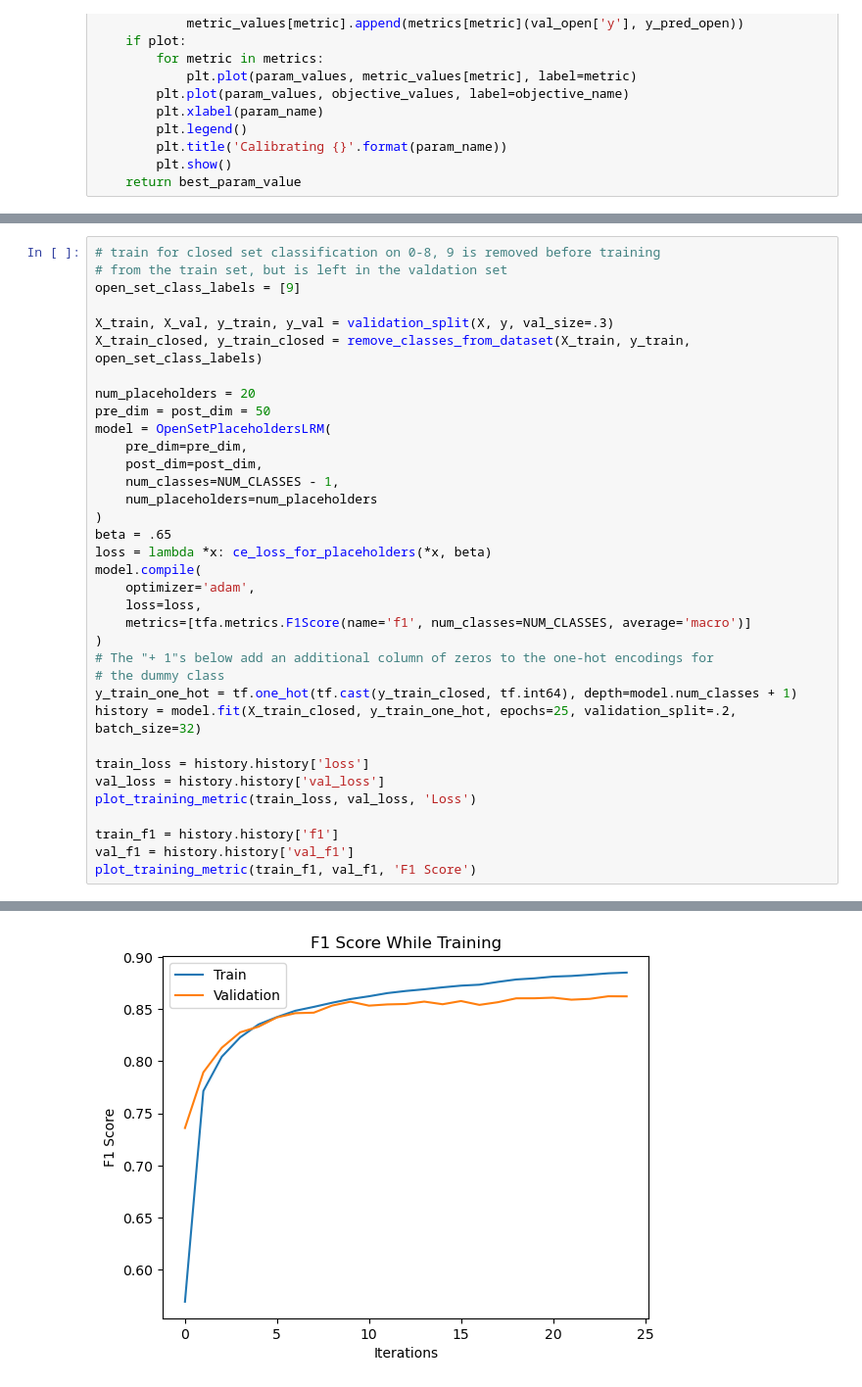
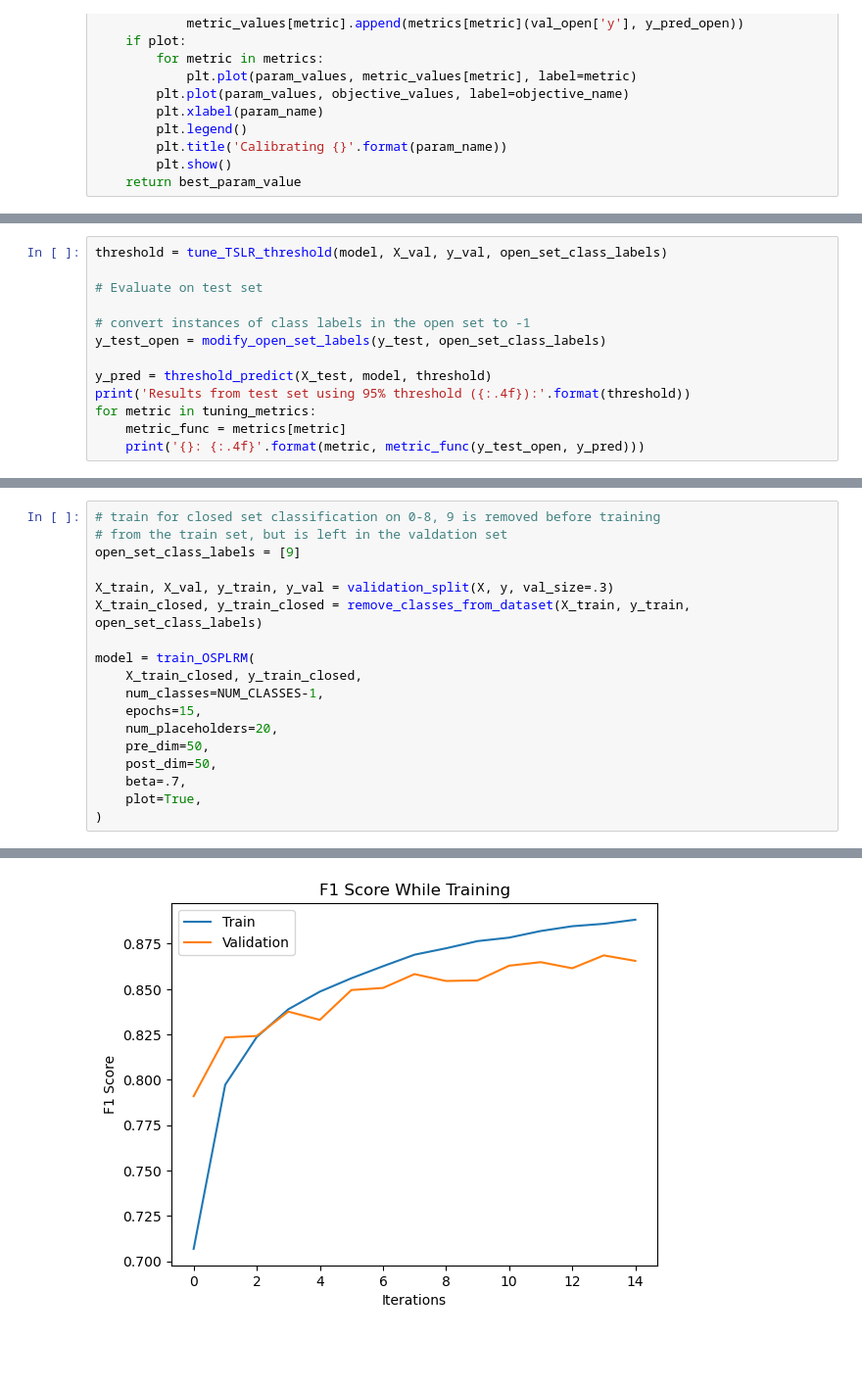
Before and after one commit to anhardy/CSE-576-Group-Project, a Jupyter notebook: placeholders_experiments.ipynb, the cells around one changed output, grey strips where cells are left out. Shown at 98% size. Drawn from its saved outputs; the diff is of its cells as text; blank space fills up the shorter version.

Commit message:
refactor/cleanup/finished implementing data placeholders

```diff
--- a/placeholders_experiments.ipynb
+++ b/placeholders_experiments.ipynb
@@ -310,0 +282,13 @@ Open-Set Accuracy: 0.5481
+# %%
+threshold = tune_TSLR_threshold(model, X_val, y_val, open_set_class_labels)
+
+# Evaluate on test set
+
+# convert instances of class labels in the open set to -1
+y_test_open = modify_open_set_labels(y_test, open_set_class_labels)
+
+y_pred = threshold_predict(X_test, model, threshold)
+print('Results from test set using 95% threshold ({:.4f}):'.format(threshold))
+for metric in tuning_metrics:
+    metric_func = metrics[metric]
+    print('{}: {:.4f}'.format(metric, metric_func(y_test_open, y_pred)))
@@ -369,31 +384,14 @@ open_set_class_labels = [9]
 X_train, X_val, y_train, y_val = validation_split(X, y, val_size=.3)
 X_train_closed, y_train_closed = remove_classes_from_dataset(X_train, y_train, open_set_class_labels)
 
-num_placeholders = 20
-pre_dim = post_dim = 50
-model = OpenSetPlaceholdersLRM(
-    pre_dim=pre_dim,
-    post_dim=post_dim,
-    num_classes=NUM_CLASSES - 1,
-    num_placeholders=num_placeholders
+model = train_OSPLRM(
+    X_train_closed, y_train_closed,
+    num_classes=NUM_CLASSES-1,
+    epochs=15,
+    num_placeholders=20,
+    pre_dim=50,
+    post_dim=50,
+    beta=.7,
+    plot=True,
 )
-beta = .65
-loss = lambda *x: ce_loss_for_placeholders(*x, beta)
-model.compile(
-    optimizer='adam',
-    loss=loss,
-    metrics=[tfa.metrics.F1Score(name='f1', num_classes=NUM_CLASSES, average='macro')]
-)
-# The "+ 1"s below add an additional column of zeros to the one-hot encodings for
-# the dummy class
-y_train_one_hot = tf.one_hot(tf.cast(y_train_closed, tf.int64), depth=model.num_classes + 1)
-history = model.fit(X_train_closed, y_train_one_hot, epochs=25, validation_split=.2, batch_size=32)
-
-train_loss = history.history['loss']
-val_loss = history.history['val_loss']
-plot_training_metric(train_loss, val_loss, 'Loss')
-
-train_f1 = history.history['f1']
-val_f1 = history.history['val_f1']
-plot_training_metric(train_f1, val_f1, 'F1 Score')
 # %% [output]
@@ -418,4 +416,4 @@ Epoch 25/25
-[figure, old version]
+[figure, new version]
 # %%
 # See how the bias value affects accuracy and find the bias
 # such that 95% of validation data is recognized as known
```
Also changed, not shown: parts of 21 cells of this notebook.
